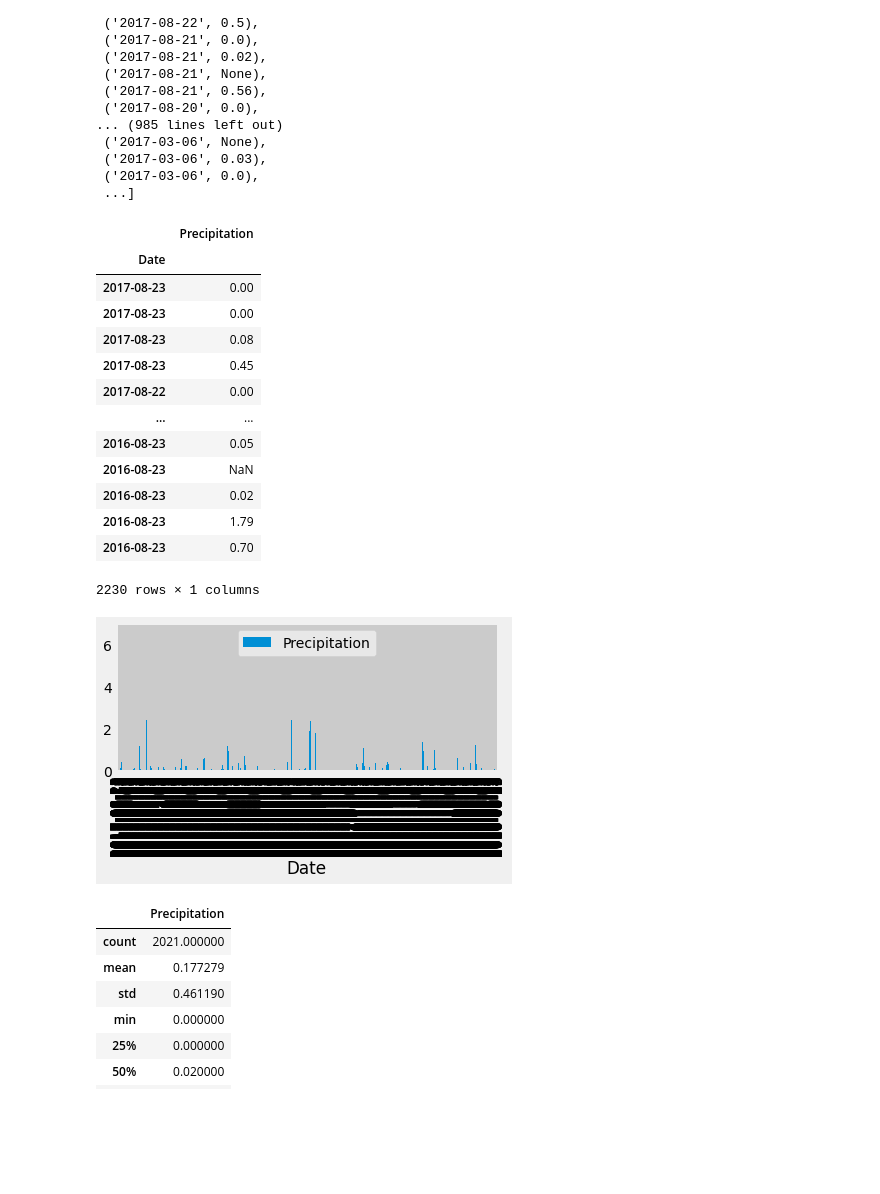
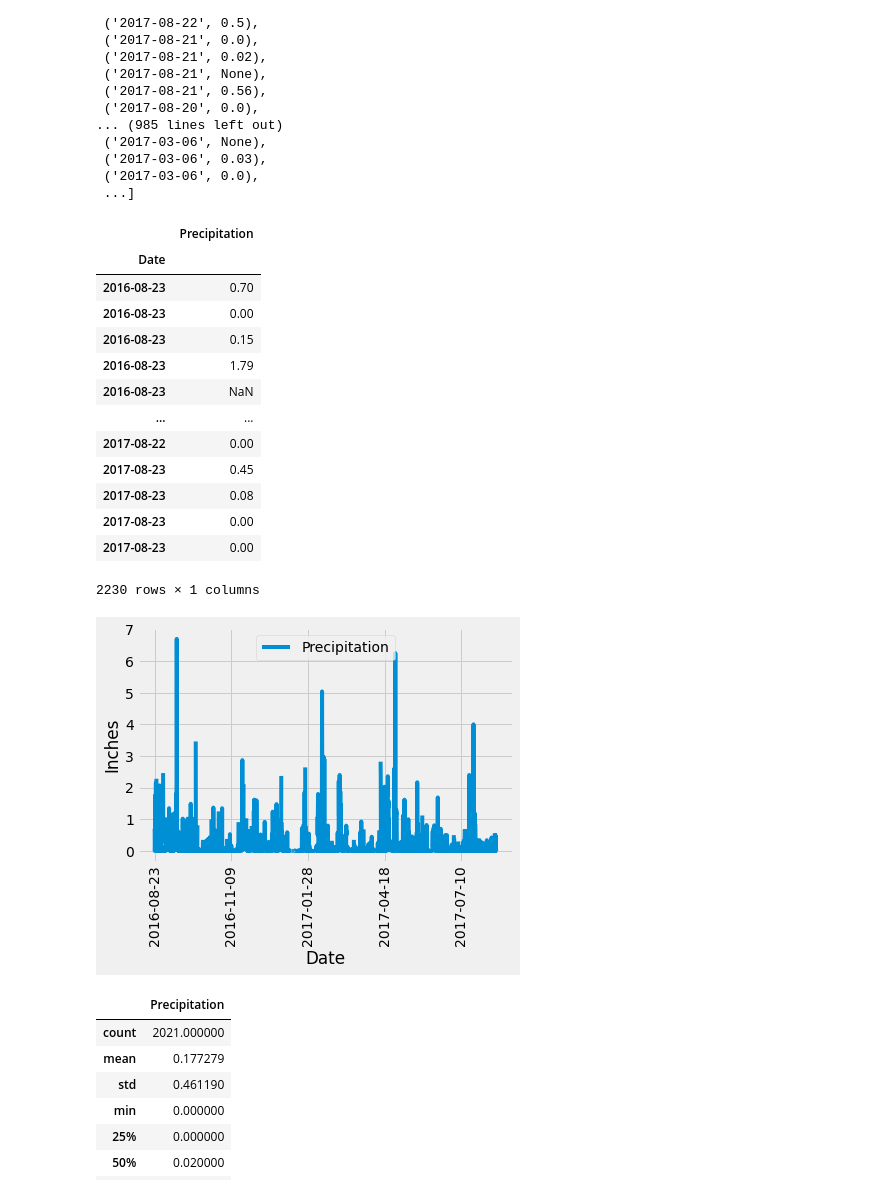
Before and after one commit to RoLDT/sqlalchemy-challenge, a Jupyter notebook: Surf is Up.ipynb, the cells around one changed output. Saved outputs shown, nothing was run; the diff lists cells and outputs as text; code cells hidden in the pictures; blank space fills up the shorter version.

```diff
--- a/Surf is Up.ipynb
+++ b/Surf is Up.ipynb
@@ -133,28 +129,32 @@ df_prcp = pd.DataFrame(precipitation, columns=["Date", "Precipitation"])
 df_prcp.set_index("Date", inplace = True)
 df_prcp = df_prcp.loc["2017-08-23":"2016-08-23"]
 
+df_prcp.sort_values(by=["Date"],inplace=True, ascending=True)
+
 df_prcp
 # %% [output]
 |  | Precipitation |
 | Date |  |
+| 2016-08-23 | 0.70 |
+| 2016-08-23 | 0.00 |
+| 2016-08-23 | 0.15 |
+| 2016-08-23 | 1.79 |
+| 2016-08-23 | NaN |
+| ... | ... |
+| 2017-08-22 | 0.00 |
+| 2017-08-23 | 0.45 |
+| 2017-08-23 | 0.08 |
 | 2017-08-23 | 0.00 |
 | 2017-08-23 | 0.00 |
-| 2017-08-23 | 0.08 |
-| 2017-08-23 | 0.45 |
-| 2017-08-22 | 0.00 |
-| ... | ... |
-| 2016-08-23 | 0.05 |
-| 2016-08-23 | NaN |
-| 2016-08-23 | 0.02 |
-| 2016-08-23 | 1.79 |
-| 2016-08-23 | 0.70 |
 2230 rows × 1 columns
 # %%
-df_prcp.reset_index().plot(kind="bar", x="Date", y="Precipitation")
-plt.tight_layout()
+df_prcp.plot(rot=90)
+plt.xlabel("Date")
+plt.ylabel("Inches")
+
 plt.show()
 # %% [output]
-[figure, old version]
+[figure, new version]
 # %%
 # Use Pandas to calcualte the summary statistics for the precipitation data
 df_prcp.describe()
```
Also changed, not shown: parts of 1 cell of this notebook.
